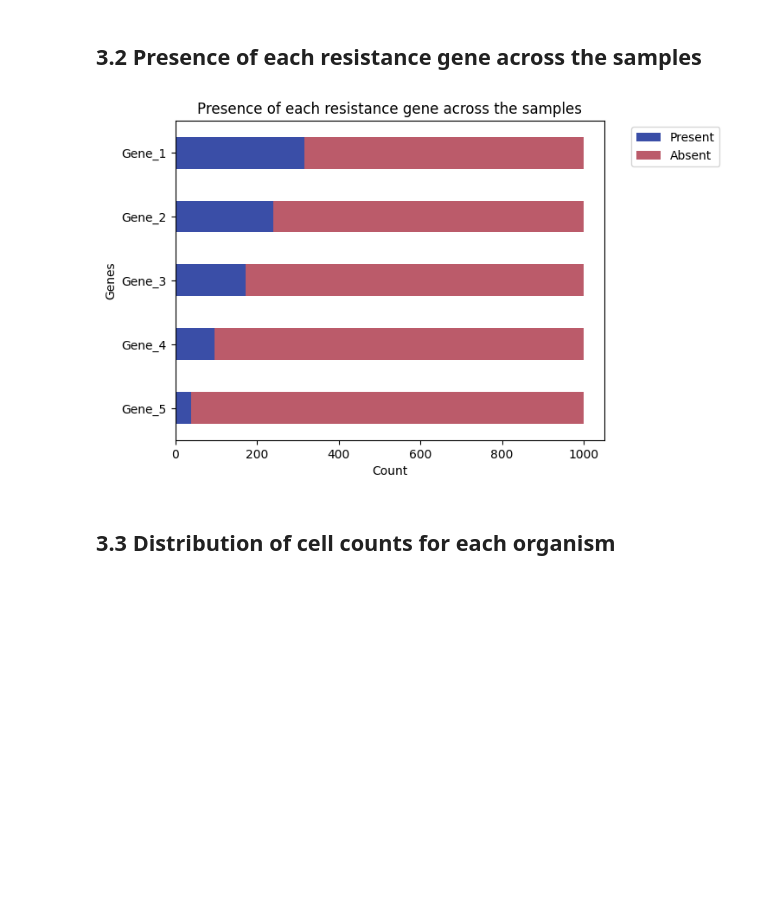
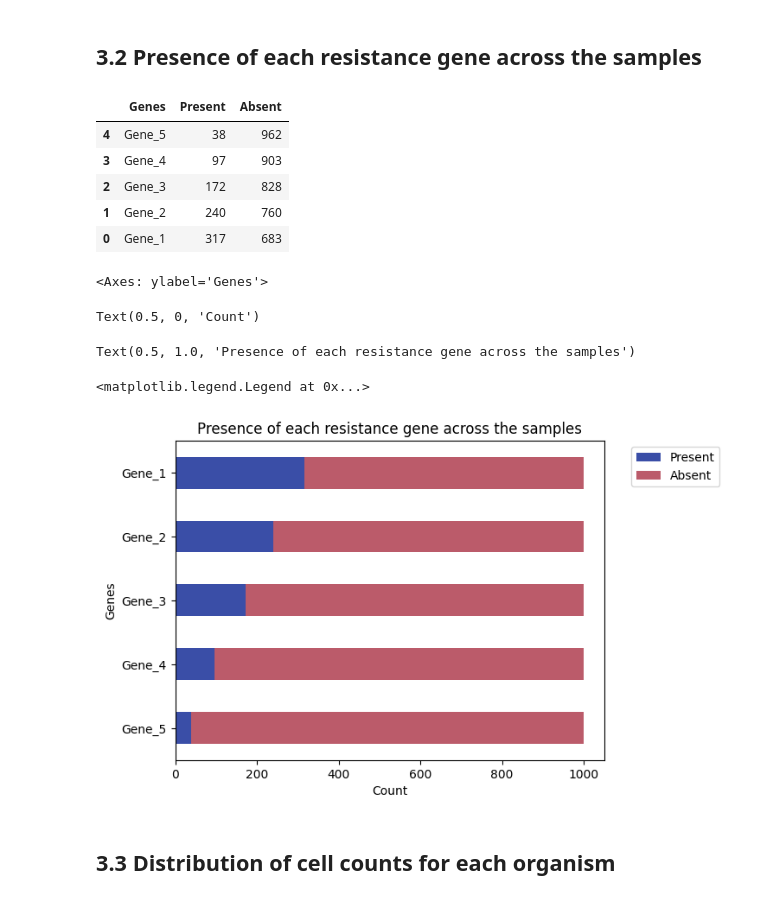
Before and after one commit to DataOracleYating/Takehome_yating, a Jupyter notebook: notebooks/takehome_yating.ipynb, the cells around one changed output. Saved outputs shown, nothing was run; the diff lists cells and outputs as text; code cells hidden in the pictures; blank space fills up the shorter version.

```diff
--- a/notebooks/takehome_yating.ipynb
+++ b/notebooks/takehome_yating.ipynb
@@ -120,32 +166,57 @@ plt.show();
 # %%
 # Creating empty lists to store the counts
 genes = []
 present = []
 absent = []
 
 # Iterating over each gene
 for i in range(1, 6):
     gene_column = f"Gene_{i}"
     count = df[gene_column].value_counts()  # Getting the count
     genes.append(gene_column)
     present.append(count[1])
     absent.append(count[0])
 
+# Creating a DataFrame from the lists
+gene_df = pd.DataFrame({"Genes": genes, "Present": present, "Absent": absent})
+
+# Extract the numerical part from 'Genes' column and convert it to int
+gene_df['Gene_num'] = gene_df['Genes'].str.extract('(\d+)').astype(int)
+
+# Sort DataFrame by 'Gene_num' in descending order
+gene_df = gene_df.sort_values('Gene_num', ascending=False)
+
+# Remove the temporary 'Gene_num' column
+gene_df.drop('Gene_num', axis=1, inplace=True)
+
+gene_df
+
 # Plotting the results
-gene_df.sort_index(ascending=False).plot(x="Genes",
-                                         y=["Present", "Absent"],
-                                         kind="barh",
-                                         stacked=True,
-                                         color=palette[2:]) # Using the last two colors
+palette = ['#98CAF2', '#EC8DA3','#3A4EA7', '#BB5B6A']
+gene_df.plot(x="Genes",
+             y=["Present", "Absent"],
+             kind="barh",
+             stacked=True,
+             color=palette[2:]) # Using the last two colors
 
 plt.xlabel('Count')
 plt.title('Presence of each resistance gene across the samples')
 
 # Moving the legend
 plt.legend(bbox_to_anchor=(1.05, 1), loc='upper left')
 
-plt.show();
+plt.show()
 # %% [output]
+|  | Genes | Present | Absent |
+| 4 | Gene_5 | 38 | 962 |
+| 3 | Gene_4 | 97 | 903 |
+| 2 | Gene_3 | 172 | 828 |
+| 1 | Gene_2 | 240 | 760 |
+| 0 | Gene_1 | 317 | 683 |
+<Axes: ylabel='Genes'>
+Text(0.5, 0, 'Count')
+Text(0.5, 1.0, 'Presence of each resistance gene across the samples')
+<matplotlib.legend.Legend at 0x...>
 [figure]
 # %% [markdown]
 ## 3.3 Distribution of cell counts for each organism
```
Also changed, not shown: parts of 5 cells of this notebook.
